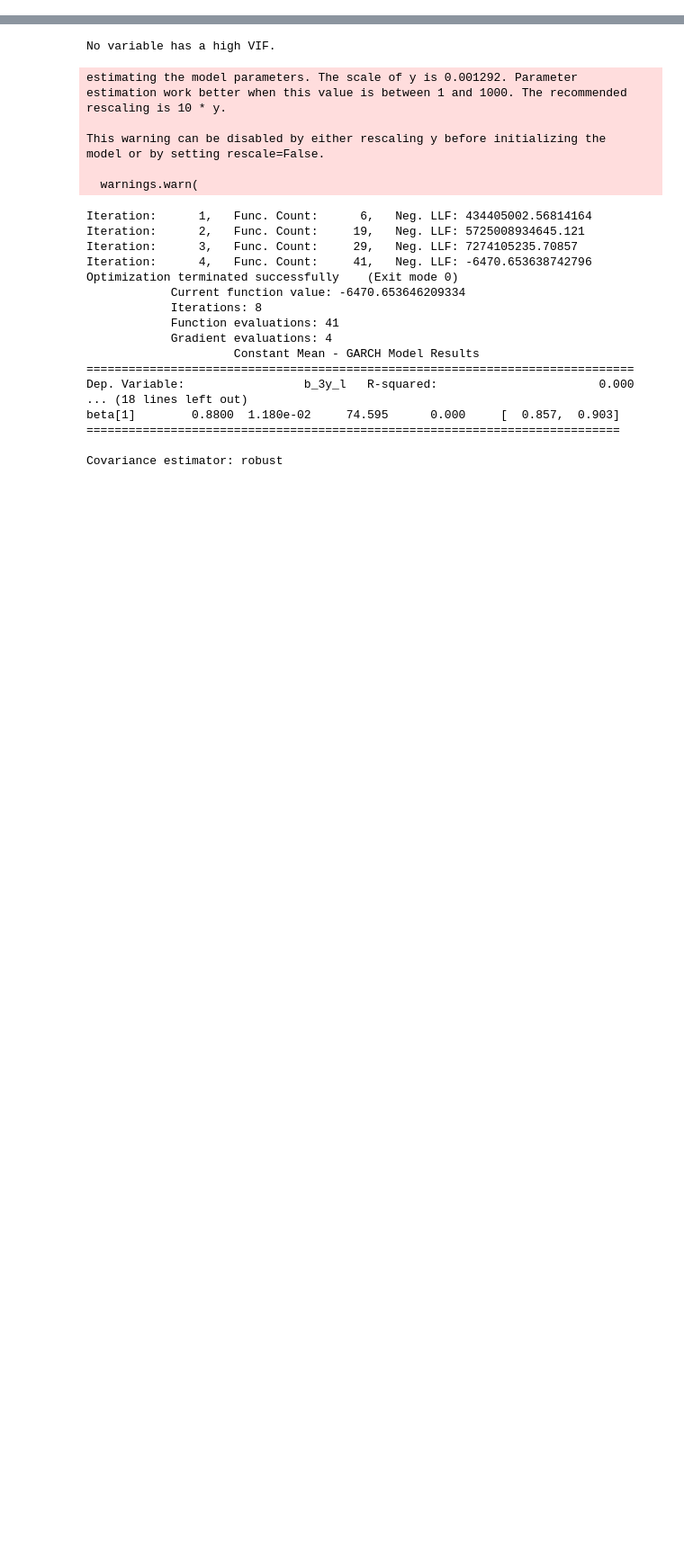
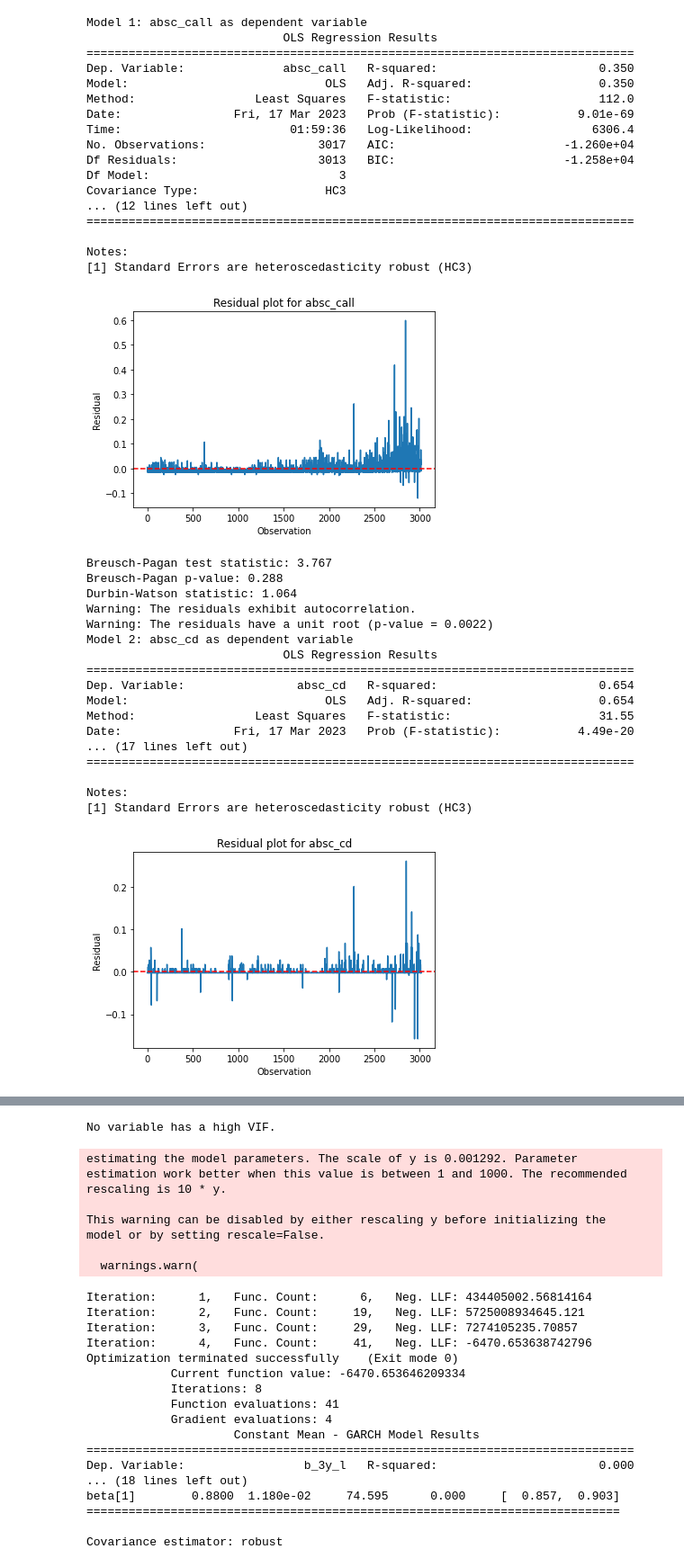
Before and after one commit to rezu98/colab, a Jupyter notebook: Untitled1.ipynb, the cells around one changed output, grey strips where cells are left out. Shown at 90% size. Saved outputs shown, nothing was run; the diff lists cells and outputs as text; code cells hidden in the pictures; blank space fills up the shorter version.

```diff
--- a/Untitled1.ipynb
+++ b/Untitled1.ipynb
@@ -33,7 +67,7 @@ NameError: ignored
 # %%
 # SImple OLS
 
-X = df[['mee','cha', 'mper']]
+X = df[['mee2','cha', 'mper']]
 
 # Define a list of dependent variables
 dependent_vars = ['absc_call', 'absc_cd', 'absc_b_3m', 'absc_b_1y', 'absc_b_3y', 'absc_b_5y', 'absc_b_10y']
@@ -71,30 +105,67 @@ for var in dependent_vars:
 ## HAC (Newey-West Standard error, HAC Heteroskedasticity and Autocorrelation Consistent) standard errors로 수정가능, 이 경우 robust standard error
 
     # Breusch-Pagan test for heteroscedasticity
     bp_test = het_breuschpagan(model.resid, X)
     print(f"Breusch-Pagan test statistic: {bp_test[0]:.3f}")
     print(f"Breusch-Pagan p-value: {bp_test[1]:.3f}")
     if bp_test[1] < 0.05:
         print("Warning: The residuals exhibit heteroscedasticity.")
 
 # 6. 오차항간 시차상관관계가 없을 것, 아닐 경우 계열상관성(Autoregression) 발생
 ## HAC (Newey-West Standard error, HAC Heteroskedasticity and Autocorrelation Consistent) standard errors로 수정가능, 이 경우 robust standard error
 ## Calculate Durbin-Watson statistic
 ## Durbin-Watson statistic for autocorrelation
     dw = durbin_watson(model.resid)
     print(f"Durbin-Watson statistic: {dw:.3f}")
 ## check for autocorrelation
 
     if dw < 1.5 or dw > 2.5:
         print("Warning: The residuals exhibit autocorrelation.")
 
 
     # ADF test for stationarity of residuals
     residuals = model.resid
     adf_test = sm.tsa.stattools.adfuller(residuals)
     test_statistic = adf_test[0]
     p_value = adf_test[1]
     if p_value < 0.05:
         print("Warning: The residuals have a unit root (p-value = {:.4f})".format(p_value))
     else:
         print("The residuals do not have a unit root (p-value = {:.4f})".format(p_value))
+# %% [output]
+Model 1: absc_call as dependent variable
+                            OLS Regression Results
+==============================================================================
+Dep. Variable:              absc_call   R-squared:                       0.350
+Model:                            OLS   Adj. R-squared:                  0.350
+Method:                 Least Squares   F-statistic:                     112.0
+Date:                Fri, 17 Mar 2023   Prob (F-statistic):           9.01e-69
+Time:                        01:59:36   Log-Likelihood:                 6306.4
+No. Observations:                3017   AIC:                        -1.260e+04
+Df Residuals:                    3013   BIC:                        -1.258e+04
+Df Model:                           3
+Covariance Type:                  HC3
+... (12 lines left out)
+==============================================================================
+
+Notes:
+[1] Standard Errors are heteroscedasticity robust (HC3)
+[figure, added]
+Breusch-Pagan test statistic: 3.767
+Breusch-Pagan p-value: 0.288
+Durbin-Watson statistic: 1.064
+Warning: The residuals exhibit autocorrelation.
+Warning: The residuals have a unit root (p-value = 0.0022)
+Model 2: absc_cd as dependent variable
+                            OLS Regression Results
+==============================================================================
+Dep. Variable:                absc_cd   R-squared:                       0.654
+Model:                            OLS   Adj. R-squared:                  0.654
+Method:                 Least Squares   F-statistic:                     31.55
+Date:                Fri, 17 Mar 2023   Prob (F-statistic):           4.49e-20
+... (17 lines left out)
+==============================================================================
+
+Notes:
+[1] Standard Errors are heteroscedasticity robust (HC3)
+[figure, added]
```
Also changed, not shown: parts of 9 cells of this notebook.
